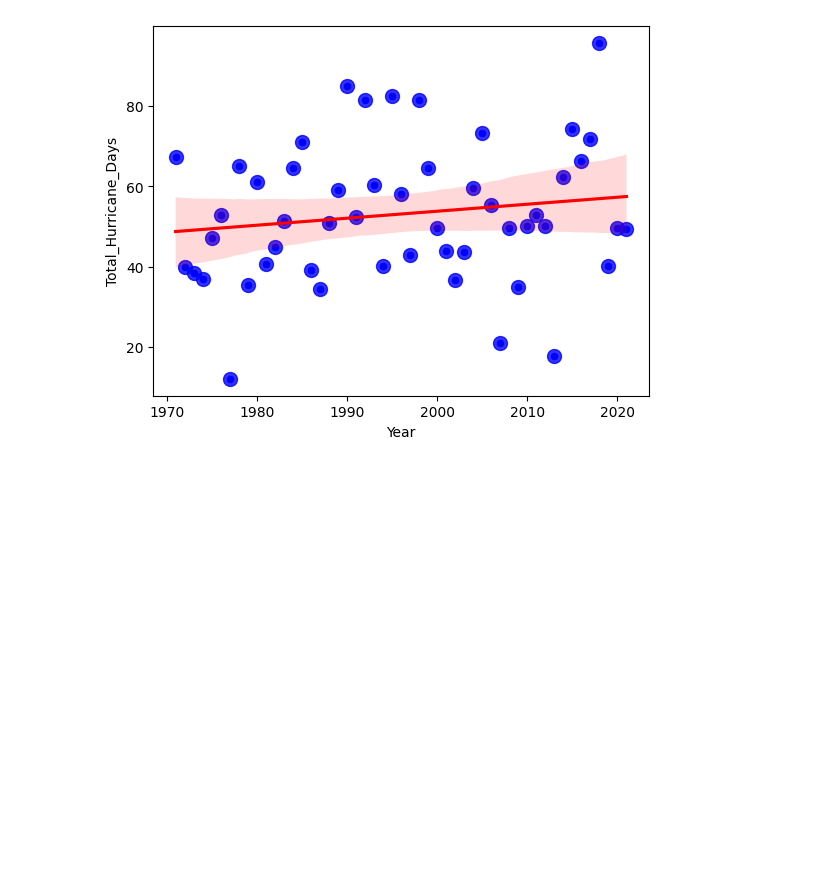
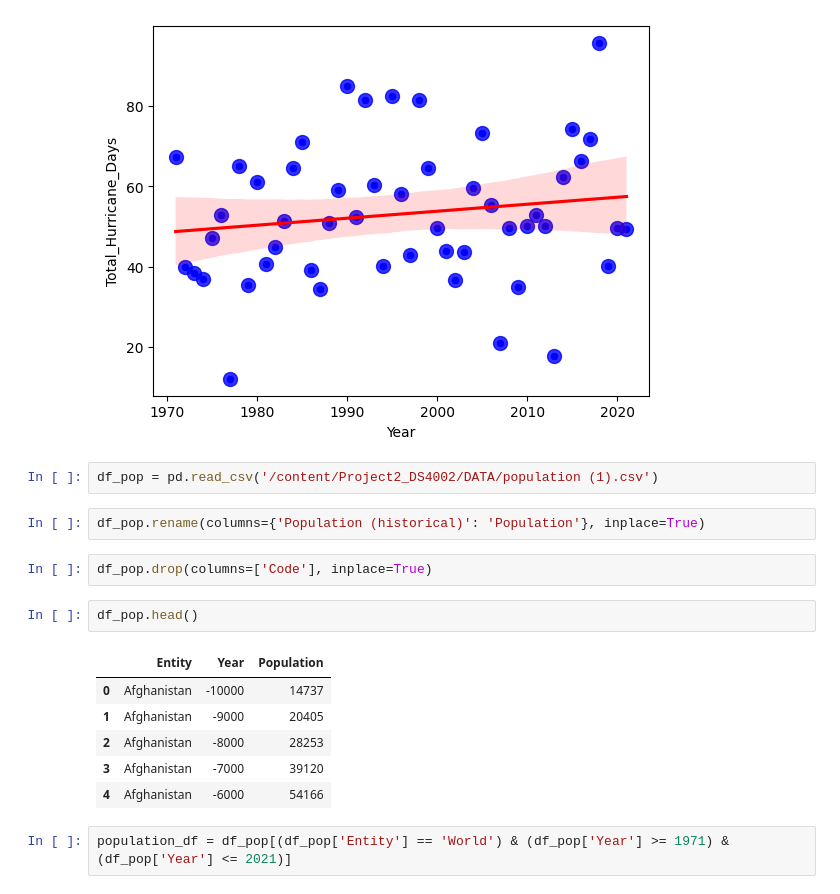
Before and after one commit to jillianhaig/Project2_DS4002, a Jupyter notebook: SCRIPTS/data_creation_cleaning.ipynb, the cells around one changed output. Saved outputs shown, nothing was run; the diff lists cells and outputs as text; blank space fills up the shorter version.

```diff
--- a/SCRIPTS/data_creation_cleaning.ipynb
+++ b/SCRIPTS/data_creation_cleaning.ipynb
@@ -207,3 +197,20 @@ sns.regplot(data=merged_df2, x='Year', y='Total_Hurricane_Days',
 # %% [output]
 <Axes: xlabel='Year', ylabel='Total_Hurricane_Days'>
 [figure]
+# %%
+df_pop = pd.read_csv('/content/Project2_DS4002/DATA/population (1).csv')
+# %%
+df_pop.rename(columns={'Population (historical)': 'Population'}, inplace=True)
+# %%
+df_pop.drop(columns=['Code'], inplace=True)
+# %%
+df_pop.head()
+# %% [output]
+|  | Entity | Year | Population |
+| 0 | Afghanistan | -10000 | 14737 |
+| 1 | Afghanistan | -9000 | 20405 |
+| 2 | Afghanistan | -8000 | 28253 |
+| 3 | Afghanistan | -7000 | 39120 |
+| 4 | Afghanistan | -6000 | 54166 |
+# %%
+population_df = df_pop[(df_pop['Entity'] == 'World') & (df_pop['Year'] >= 1971) & (df_pop['Year'] <= 2021)]
```
Also changed, not shown: parts of 6 cells of this notebook.
